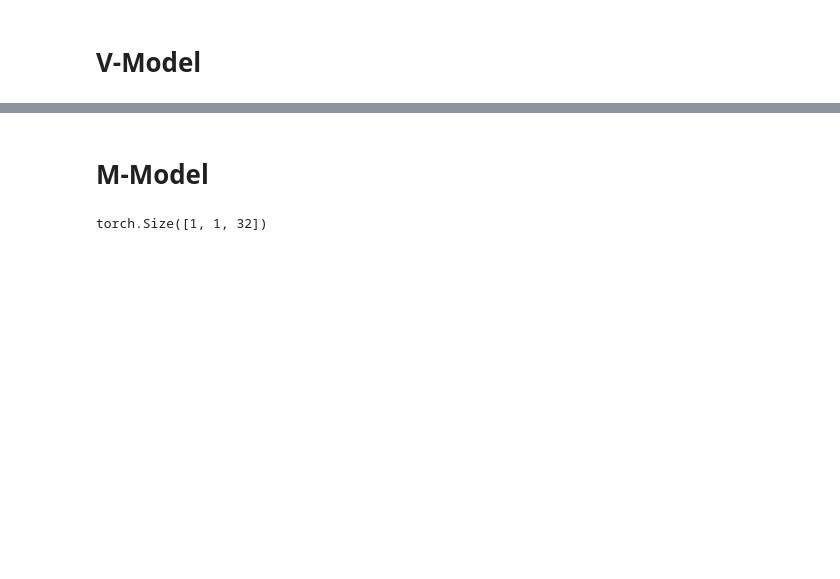
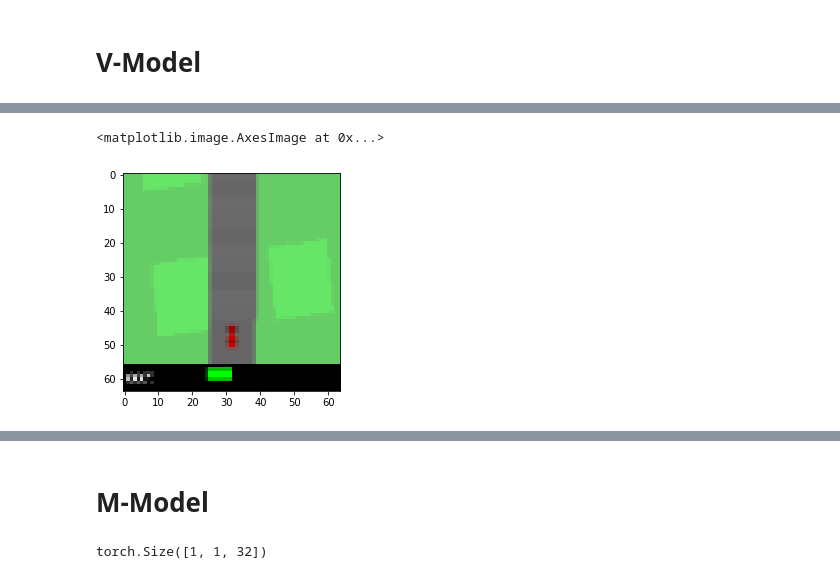
Before and after one commit to BY571/World-Models, a Jupyter notebook: World-Models-Notebook.ipynb, the cells around one changed output, grey strips where cells are left out. Cells and saved outputs as stored; diff of their text form; code cells hidden in the pictures; blank space fills up the shorter version.

```diff
--- a/World-Models-Notebook.ipynb
+++ b/World-Models-Notebook.ipynb
@@ -224,0 +328,6 @@ tensor([[[[0.4784, 0.4792, 0.4793,  ..., 0.4775, 0.4792, 0.4780],
+# %%
+# select example image
+plt.imshow(states[2].squeeze().reshape(64,64,3))
+# %% [output]
+<matplotlib.image.AxesImage at 0x...>
+[figure, added]
```
Also changed, not shown: parts of 28 cells of this notebook.
